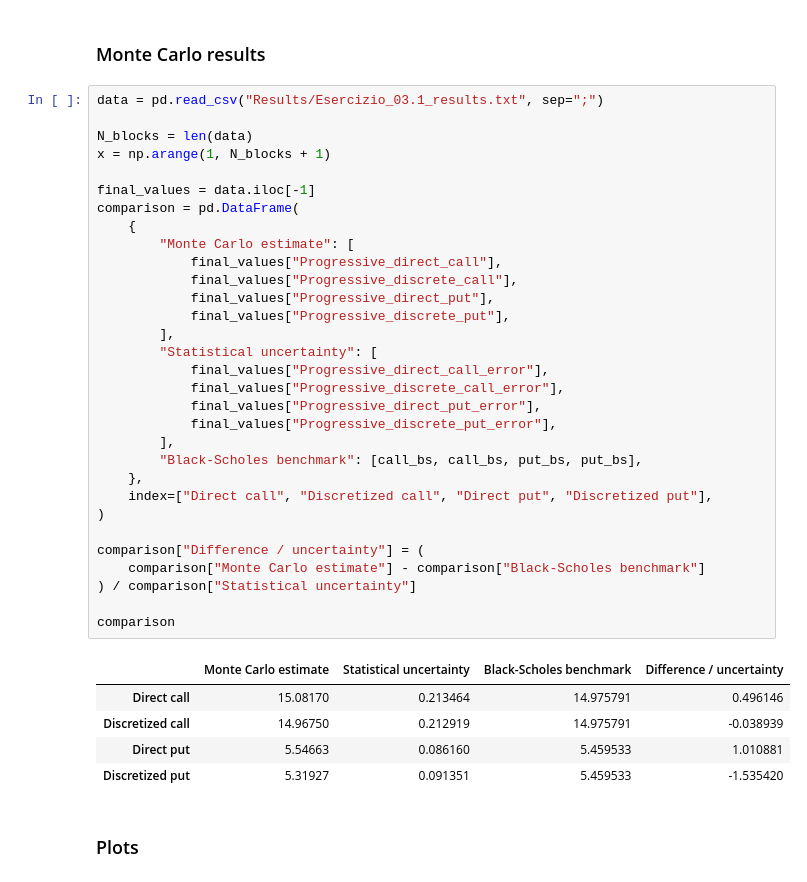
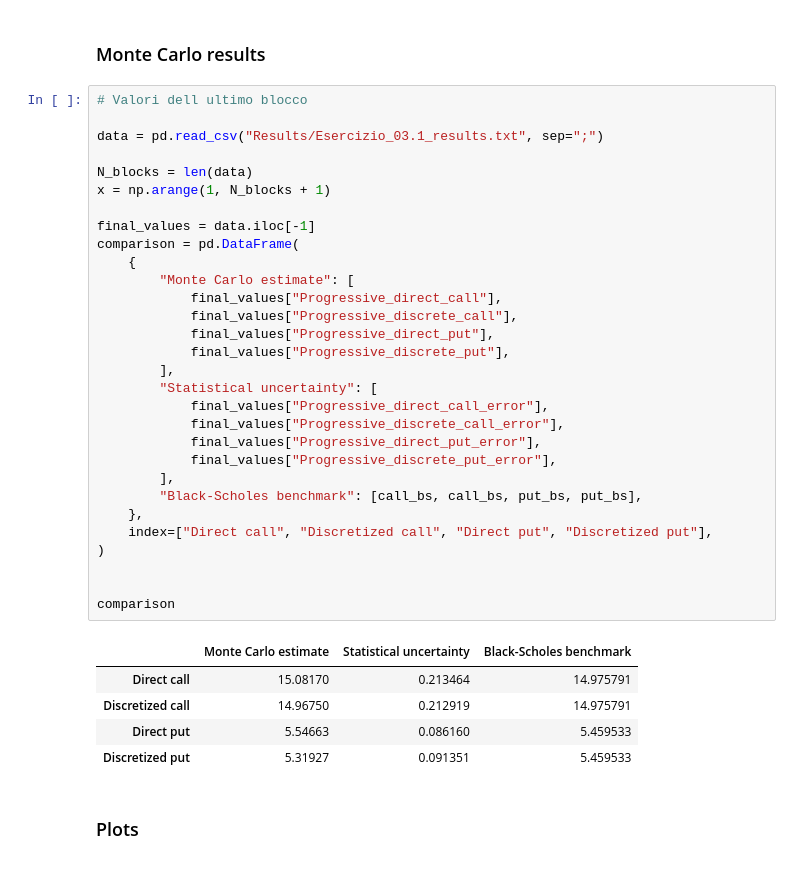
Before and after one commit to tommasonobili/Numerical-Simulation-Laboratory, a Jupyter notebook: laboratorio_3/jupyter_notebook_LSN03.ipynb, the cells around one changed output. Drawn from its saved outputs; the diff is of its cells as text.

```diff
--- a/laboratorio_3/jupyter_notebook_LSN03.ipynb
+++ b/laboratorio_3/jupyter_notebook_LSN03.ipynb
@@ -250,42 +326,41 @@ Black-Scholes put price  = 5.459533
 # %% [markdown]
 ### Monte Carlo results
 # %%
+# Valori dell ultimo blocco
+
 data = pd.read_csv("Results/Esercizio_03.1_results.txt", sep=";")
 
 N_blocks = len(data)
 x = np.arange(1, N_blocks + 1)
 
 final_values = data.iloc[-1]
 comparison = pd.DataFrame(
     {
         "Monte Carlo estimate": [
             final_values["Progressive_direct_call"],
             final_values["Progressive_discrete_call"],
             final_values["Progressive_direct_put"],
             final_values["Progressive_discrete_put"],
         ],
         "Statistical uncertainty": [
             final_values["Progressive_direct_call_error"],
             final_values["Progressive_discrete_call_error"],
             final_values["Progressive_direct_put_error"],
             final_values["Progressive_discrete_put_error"],
         ],
         "Black-Scholes benchmark": [call_bs, call_bs, put_bs, put_bs],
     },
     index=["Direct call", "Discretized call", "Direct put", "Discretized put"],
 )
 
-comparison["Difference / uncertainty"] = (
-    comparison["Monte Carlo estimate"] - comparison["Black-Scholes benchmark"]
-) / comparison["Statistical uncertainty"]
 
 comparison
 # %% [output]
-|  | Monte Carlo estimate | Statistical uncertainty | Black-Scholes benchmark | Difference / uncertainty |
-| Direct call | 15.08170 | 0.213464 | 14.975791 | 0.496146 |
-| Discretized call | 14.96750 | 0.212919 | 14.975791 | -0.038939 |
-| Direct put | 5.54663 | 0.086160 | 5.459533 | 1.010881 |
-| Discretized put | 5.31927 | 0.091351 | 5.459533 | -1.535420 |
+|  | Monte Carlo estimate | Statistical uncertainty | Black-Scholes benchmark |
+| Direct call | 15.08170 | 0.213464 | 14.975791 |
+| Discretized call | 14.96750 | 0.212919 | 14.975791 |
+| Direct put | 5.54663 | 0.086160 | 5.459533 |
+| Discretized put | 5.31927 | 0.091351 | 5.459533 |
 # %% [markdown]
 ### Plots
 # %%
```
Also changed, not shown: parts of 6 cells of this notebook, 1 other file.
